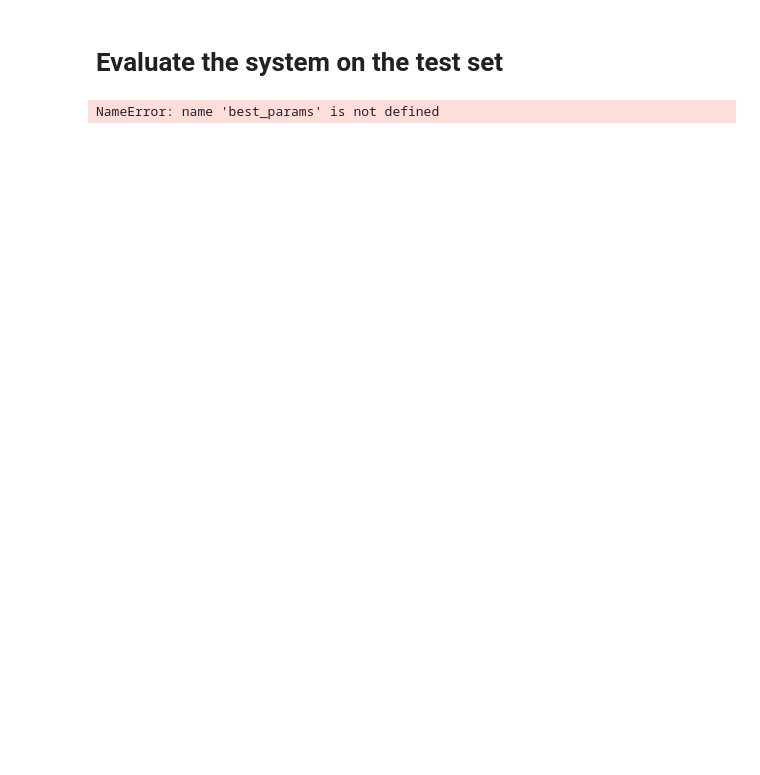
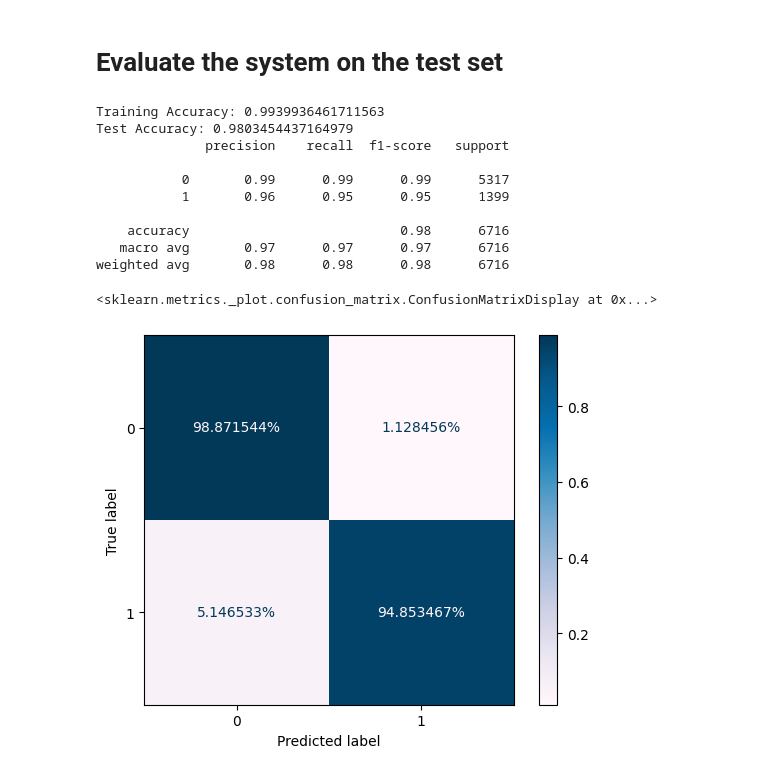
Before and after one commit to lypsoty112/Machine-Learning-Project, a Jupyter notebook: training3.ipynb, the cells around one changed output. Saved outputs shown, nothing was run; the diff lists cells and outputs as text; code cells hidden in the pictures; blank space fills up the shorter version.

```diff
--- a/training3.ipynb
+++ b/training3.ipynb
@@ -338,34 +352,40 @@ Fitting 5 folds for each of 81 candidates, totalling 405 fits
 # %%
 # Train based on the best parameters
 best_pipeline = Pipeline([
     ("imputer", KNNImputer(n_neighbors=10)),
     ("scaler", RobustScaler()),
-    ("model", RandomForestClassifier(
-        n_estimators=best_params["n_estimators"],
-        max_depth=best_params["max_depth"],
-        min_samples_split=best_params["min_samples_split"],
-        min_samples_leaf=best_params["min_samples_leaf"]
-    ))
+    ("model", RandomForestClassifier(**best_params))
 ])
 best_pipeline.fit(X_train, y_train)
 
 # Get the training and test accuracy
 train_acc = best_pipeline.score(X_train, y_train)
 test_acc = best_pipeline.score(X_test, y_test)
 
 print(f"Training Accuracy: {train_acc}")
 print(f"Test Accuracy: {test_acc}")
 
 # Get the predictions
 
 predictions = best_pipeline.predict(X_test)
 
 # Print the classification report
 print(classification_report(y_test, predictions))
 
 # Plot the confusion matrix with percentage values
 plt.rc('font', size=10)  # extra code
 ConfusionMatrixDisplay.from_predictions(y_test, predictions,
                                         normalize="true", values_format=".6%", cmap="PuBu")
 # %% [output]
-NameError: name 'best_params' is not defined
+Training Accuracy: 0.9939936461711563
+Test Accuracy: 0.9803454437164979
+              precision    recall  f1-score   support
+
+           0       0.99      0.99      0.99      5317
+           1       0.96      0.95      0.95      1399
+
+    accuracy                           0.98      6716
+   macro avg       0.97      0.97      0.97      6716
+weighted avg       0.98      0.98      0.98      6716
+<sklearn.metrics._plot.confusion_matrix.ConfusionMatrixDisplay at 0x...>
+[figure, added]
```
Also changed, not shown: parts of 5 cells of this notebook, 1 other file.
